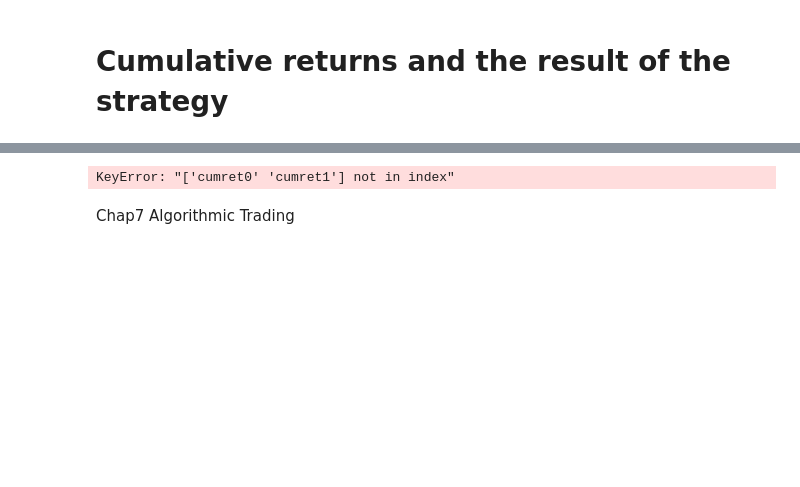
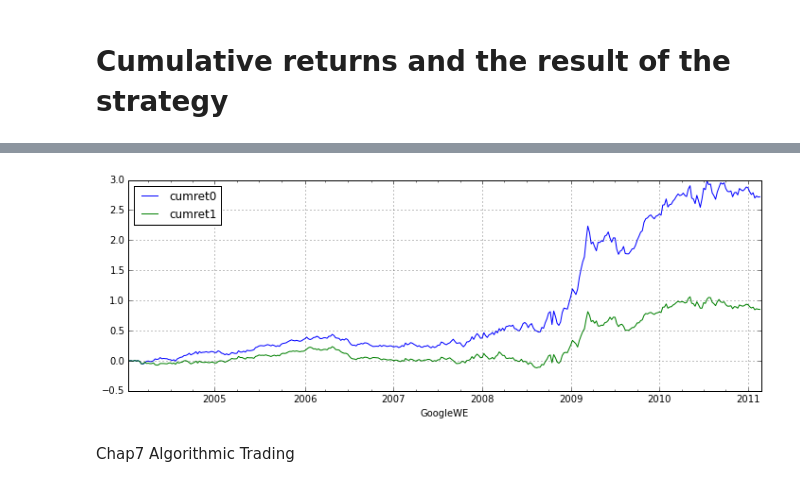
Before and after one commit to quantumn/my-financial-world, a Jupyter notebook: Explore Financial Market/mastering pandas.ipynb, the cells around one changed output, grey strips where cells are left out. Drawn from its saved outputs; the diff is of its cells as text; code cells hidden in the pictures; blank space fills up the shorter version.

```diff
--- a/Explore Financial Market/mastering pandas.ipynb
+++ b/Explore Financial Market/mastering pandas.ipynb
@@ -822,5 +831,5 @@ ValueError: labels ['DJIAClose'] not contained in axis
 # %%
-base['PMA'] = pd.rolling_mean(base.debtP.shift(1), 3)
-base['OMA'] = pd.rolling_mean(base.debtO.shift(1), 3)
+base['PMA'] = pd.rolling_mean(base.debt_P.shift(1), 3)
+base['OMA'] = pd.rolling_mean(base.debt_O.shift(1), 3)
 base[:5]
 # %% [output]
@@ -828,5 +843,5 @@ AttributeError: 'DataFrame' object has no attribute 'debtP'
 # %%
 base['signal0'] = 0 # default to 0
-base.loc[base.debtP > base.PMA, 'signal0'] = -1
-base.loc[base.debtP < base.PMA, 'signal0'] = 1
+base.loc[base.debt_P > base.PMA, 'signal0'] = -1
+base.loc[base.debt_P < base.PMA, 'signal0'] = 1
 base['signal1'] = 0
@@ -835,5 +848,5 @@ AttributeError: 'DataFrame' object has no attribute 'debtP'
 # %%
-base.loc[base.debtO > base.OMA, 'signal1'] = -1
-base.loc[base.debtO < base.OMA, 'signal1'] = 1
-base[['debtP', 'PMA', 'signal0', 'debtO', 'OMA', 'signal1']]
+base.loc[base.debt_O > base.OMA, 'signal1'] = -1
+base.loc[base.debt_O < base.OMA, 'signal1'] = 1
+base[['debt_P', 'PMA', 'signal0', 'debt_O', 'OMA', 'signal1']]
 # %% [output]
@@ -864,7 +918,7 @@ KeyError: 'cumret0'
 # %%
-data[['cumret0', 'cumret1']].plot(figsize=(12,4));
+base[['cumret0', 'cumret1']].plot(figsize=(12,4));
 # %% [output]
-KeyError: "['cumret0' 'cumret1'] not in index"
+[figure, added]
 # %% [markdown]
 Chap7 Algorithmic Trading
 # %% [markdown]
```
Also changed, not shown: parts of 67 cells of this notebook.
